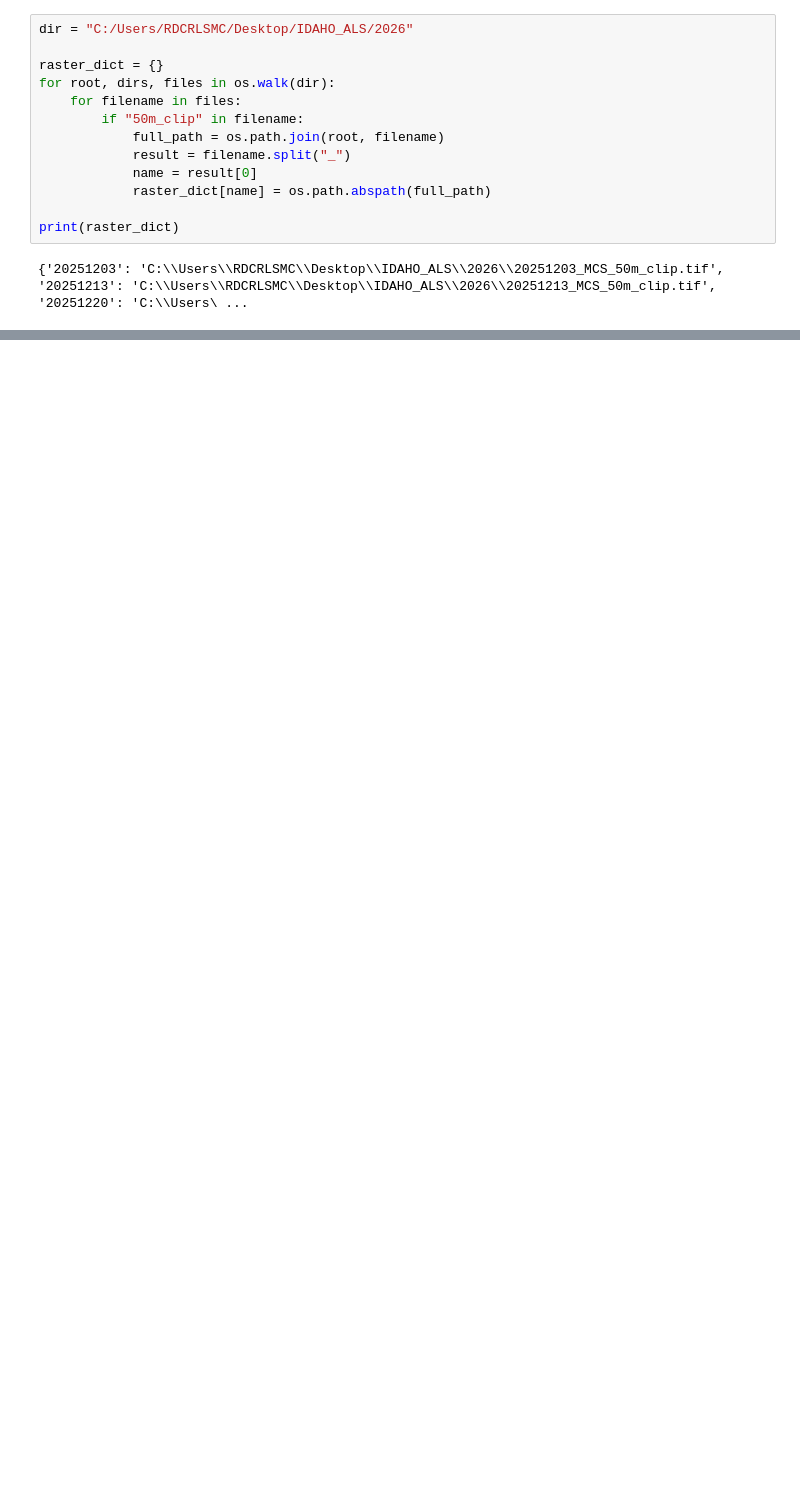
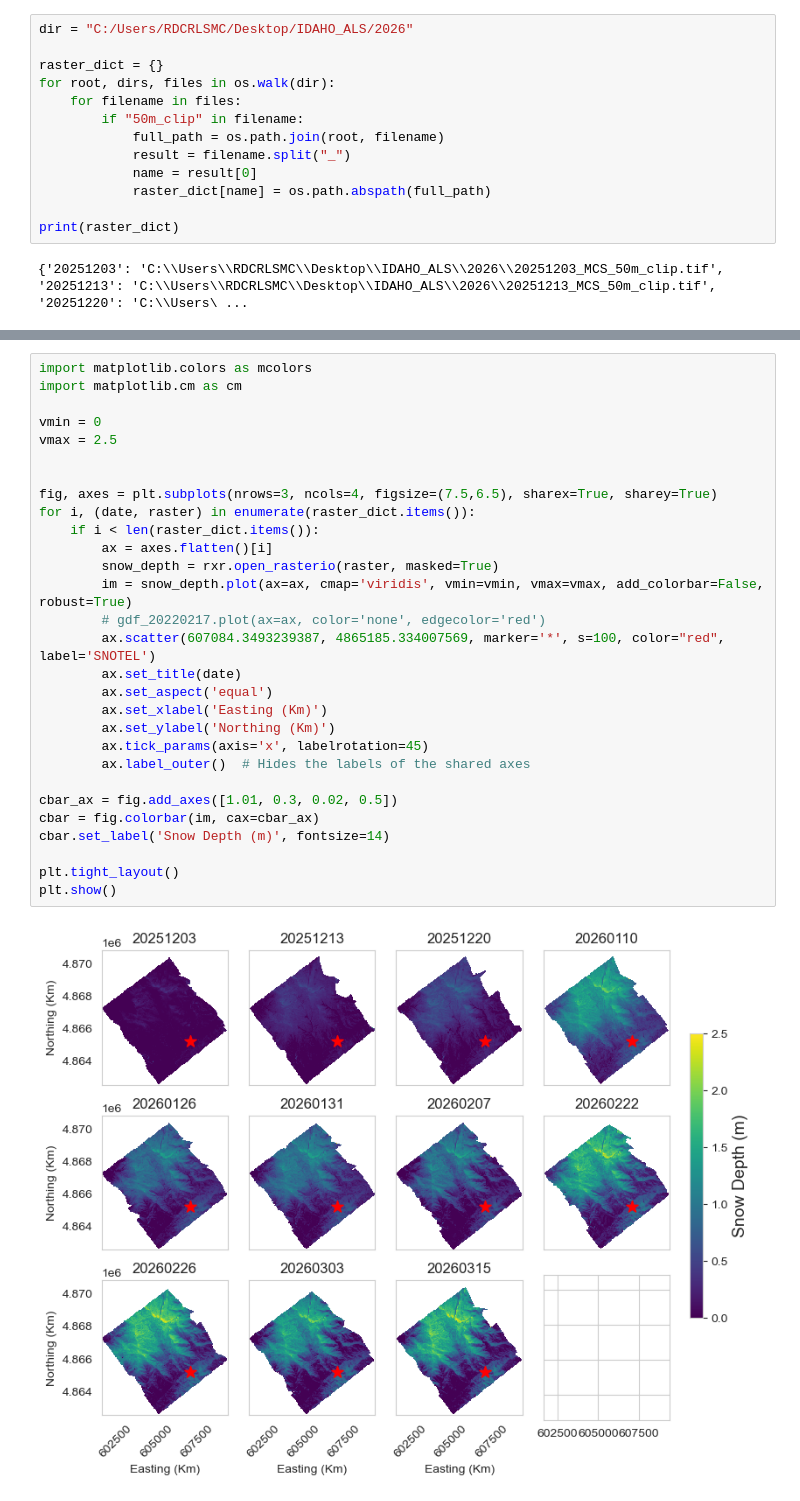
Before and after one commit to naniciafone/crrel, a Jupyter notebook: NIVAL_figs.ipynb, the cells around one changed output, grey strips where cells are left out. Drawn from its saved outputs; the diff is of its cells as text; blank space fills up the shorter version.

```diff
--- a/NIVAL_figs.ipynb
+++ b/NIVAL_figs.ipynb
@@ -87,0 +92,31 @@ plt.show()
+# %%
+import matplotlib.colors as mcolors
+import matplotlib.cm as cm
+
+vmin = 0
+vmax = 2.5
+
+
+fig, axes = plt.subplots(nrows=3, ncols=4, figsize=(7.5,6.5), sharex=True, sharey=True)
+for i, (date, raster) in enumerate(raster_dict.items()):
+    if i < len(raster_dict.items()):
+        ax = axes.flatten()[i]
+        snow_depth = rxr.open_rasterio(raster, masked=True)
+        im = snow_depth.plot(ax=ax, cmap='viridis', vmin=vmin, vmax=vmax, add_colorbar=False, robust=True)
+        # gdf_20220217.plot(ax=ax, color='none', edgecolor='red')
+        ax.scatter(607084.3493239387, 4865185.334007569, marker='*', s=100, color="red", label='SNOTEL')
+        ax.set_title(date)
+        ax.set_aspect('equal')
+        ax.set_xlabel('Easting (Km)')
+        ax.set_ylabel('Northing (Km)')
+        ax.tick_params(axis='x', labelrotation=45)
+        ax.label_outer()  # Hides the labels of the shared axes
+
+cbar_ax = fig.add_axes([1.01, 0.3, 0.02, 0.5])
+cbar = fig.colorbar(im, cax=cbar_ax)
+cbar.set_label('Snow Depth (m)', fontsize=14)
+
+plt.tight_layout()
+plt.show()
+# %% [output]
+[figure, added]
```
Also changed, not shown: parts of 17 cells of this notebook, 2 other files.
